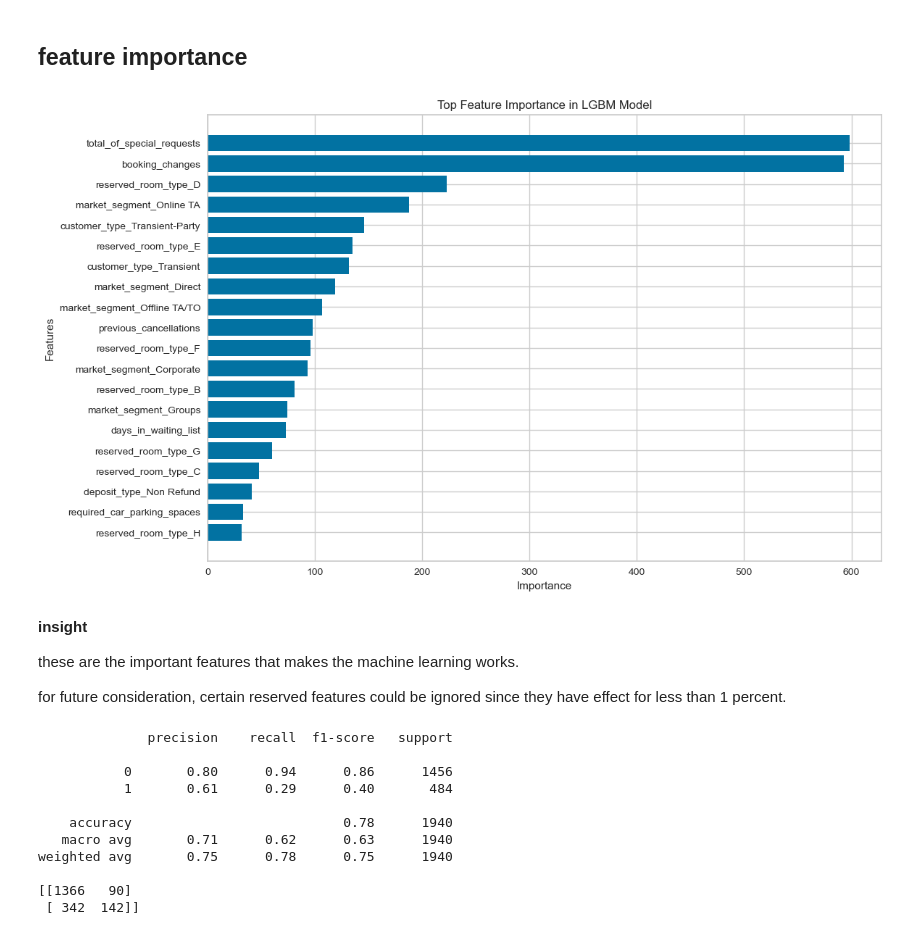
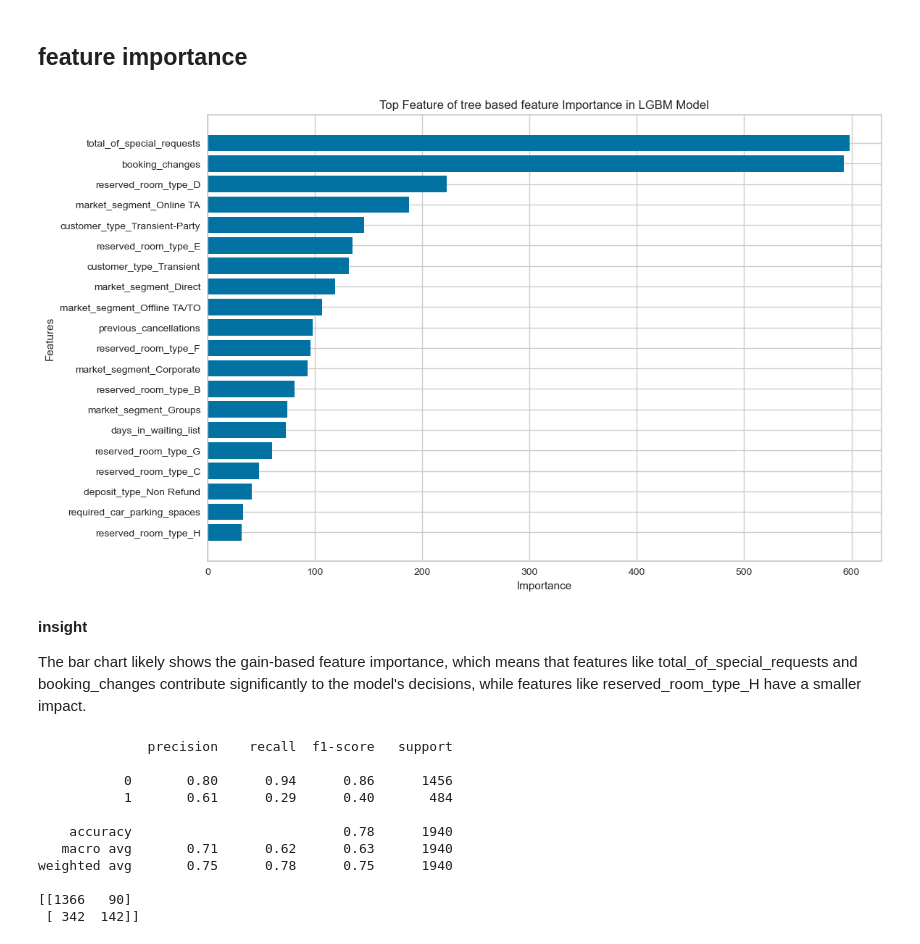
Before and after one commit to andricode23/Capstone3booking, a Jupyter notebook: modeling page versi 3.ipynb, the cells around one changed output. Saved outputs shown, nothing was run; the diff lists cells and outputs as text; code cells hidden in the pictures.

```diff
--- a/modeling page versi 3.ipynb
+++ b/modeling page versi 3.ipynb
@@ -1003,35 +1029,33 @@ There is an increase about 4 percent of the model.
 # %%
 import matplotlib.pyplot as plt
 import numpy as np
 
 # Misalkan gbm_model adalah model GBM Anda
 feature_importances = lgbm_model.feature_importances_
 feature_names = X_train.columns  # Sesuaikan dengan nama fitur dataset Anda
 
 # Urutkan feature importance dan cocokkan dengan nama fitur
 sorted_idx = np.argsort(feature_importances)[::-1]
 sorted_importances = feature_importances[sorted_idx]
 sorted_features = feature_names[sorted_idx]
 
 # Jumlah fitur yang akan ditampilkan (misalnya 20 fitur teratas)
 n_top_features = 20
 
 # Buat plot batang yang lebih besar
 plt.figure(figsize=(12, 8))
 plt.barh(sorted_features[:n_top_features], sorted_importances[:n_top_features], align='center')
 plt.xlabel('Importance')
 plt.ylabel('Features')
-plt.title('Top Feature Importance in LGBM Model')
+plt.title('Top Feature of tree based feature Importance in LGBM Model')
 plt.gca().invert_yaxis()  # Invers urutan fitur
 plt.show()
 # %% [output]
-[figure, old version]
+[figure, new version]
-# %% [markdown]
-__insight__
-
-these are the important features that makes the machine learning works.
-
-for future consideration, certain reserved features could be ignored since they have effect for less than 1 percent.
+# %% [markdown]
+__insight__
+
+The bar chart  likely shows the gain-based feature importance, which means that features like total_of_special_requests and booking_changes contribute significantly to the model's decisions, while features like reserved_room_type_H have a smaller impact.
 # %%
 print(classification_rep_lgbm)
 print(conf_matrix_lgbm)
```
Also changed, not shown: parts of 33 cells of this notebook.
